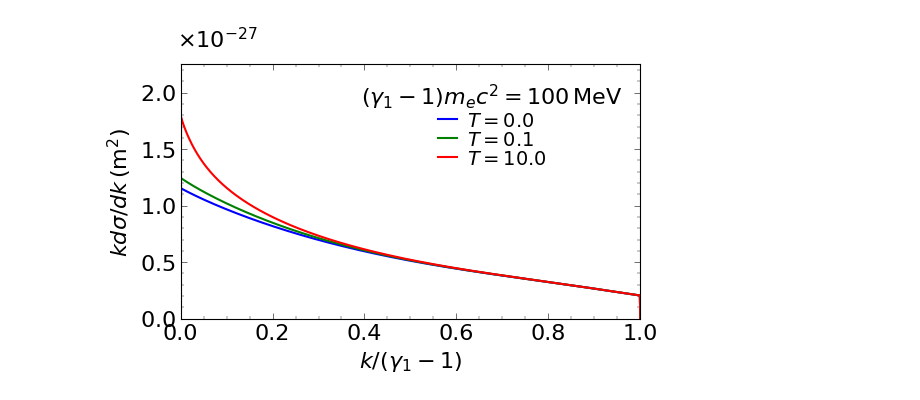
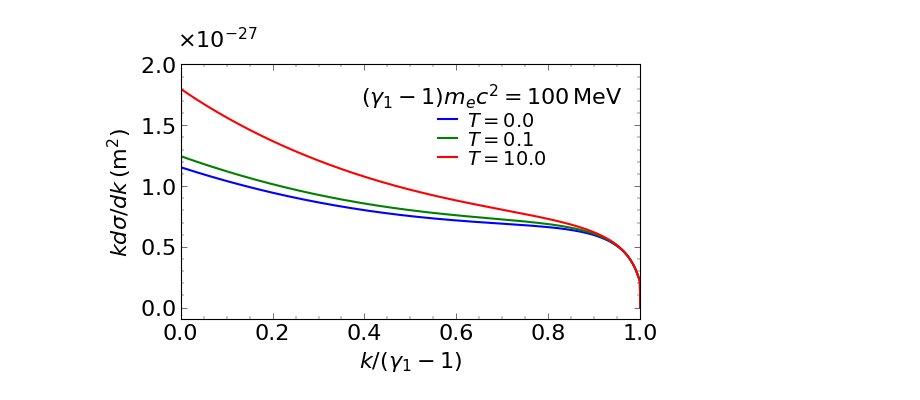
Before and after one commit to bertrandmartinez/plot_cross_sections, a Jupyter notebook: Martinez_Phys_Plasmas_26_103109_2019/notebooks/figure_7.ipynb, the cells around one changed output. Drawn from its saved outputs; the diff is of its cells as text; code cells hidden in the pictures.

Commit message:
All plots from Lobet 2015 are now reproduced. This includes Figs 3.3 to 3.8 and 3.11 and 3.12.

```diff
--- a/Martinez_Phys_Plasmas_26_103109_2019/notebooks/figure_7.ipynb
+++ b/Martinez_Phys_Plasmas_26_103109_2019/notebooks/figure_7.ipynb
@@ -16,7 +16,7 @@ from helper_plots import ticks_real
 # %%
 # Physical parameters
 Z = 29
-T1 = 5.e3 # 5 MeV
+T1 = 1.e5 # 100 MeV
 g1 = 1. + T1 / 511.
 # %%
 # Provide details on the plasma density
@@ -43,23 +43,23 @@ for i in range(N):
 # %%
 cc=['b','g','r']
 
 fig, axs = plt.subplots(1, 1, figsize=(6,4))
 
 for i in range(N):
     axs.plot(axis_k / (g1 - 1.), cs_screen[i], c=cc[i], label=r"$ T={:.1f} $".format(Tplasma[i]))
 
 axs.set_xlabel(r"$ k / (\gamma_1 - 1) $")
 axs.set_xlim([0.,1.])
 axs.set_ylabel(r"$ k d \sigma / dk \, \rm (m^2)$")
-axs.set_ylim([0.,2.25e-27])
+#axs.set_ylim([0.,2.25e-27])
 location = np.linspace(0., 2.e-27, 5)
 axs.yaxis.set_ticks(location)
 axs.yaxis.set_ticklabels([ticks_real(1.e27*elem,1) for elem in location])
 axs.text(0.08, 1.1, r'$ \times 10^{-27} $', ha='center', va='center', transform=axs.transAxes, bbox=dict(alpha=0, facecolor="white", edgecolor="white") )
-plt.legend(loc='best', ncol=1, title=r"$(\gamma_1-1)m_ec^2=100 \, \rm MeV$")
+plt.legend(loc='best', ncol=1, title=r"$(\gamma_1-1)m_ec^2={:d} \, \rm MeV$".format(int(1.e-3*T1)))
 plt.tight_layout()
 fig.savefig("../figures/figure_7", bbox_inches='tight')
 
 plt.show()
 # %% [output]
-[figure, old version]
+[figure, new version]
```
Also changed, not shown: 42 other files.
